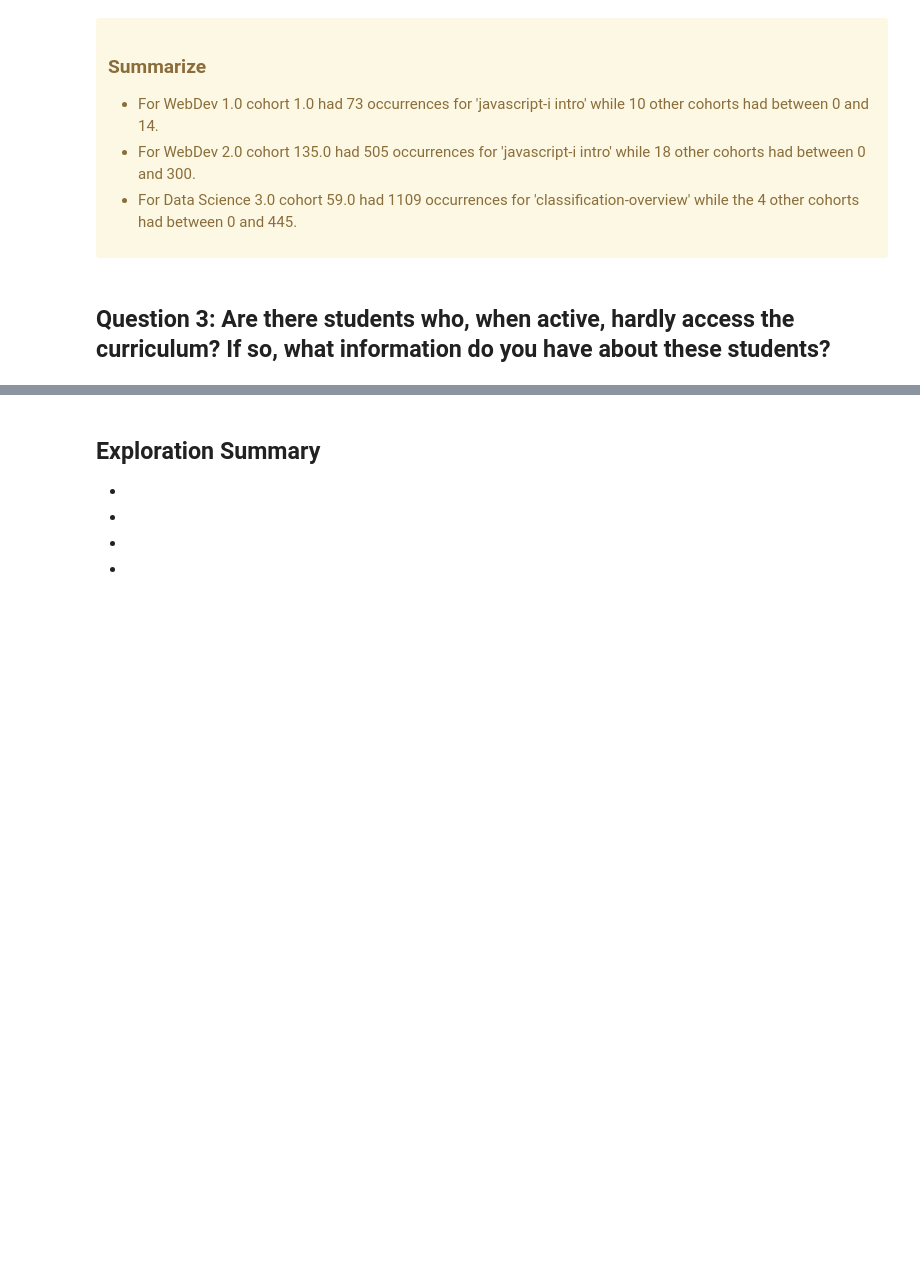
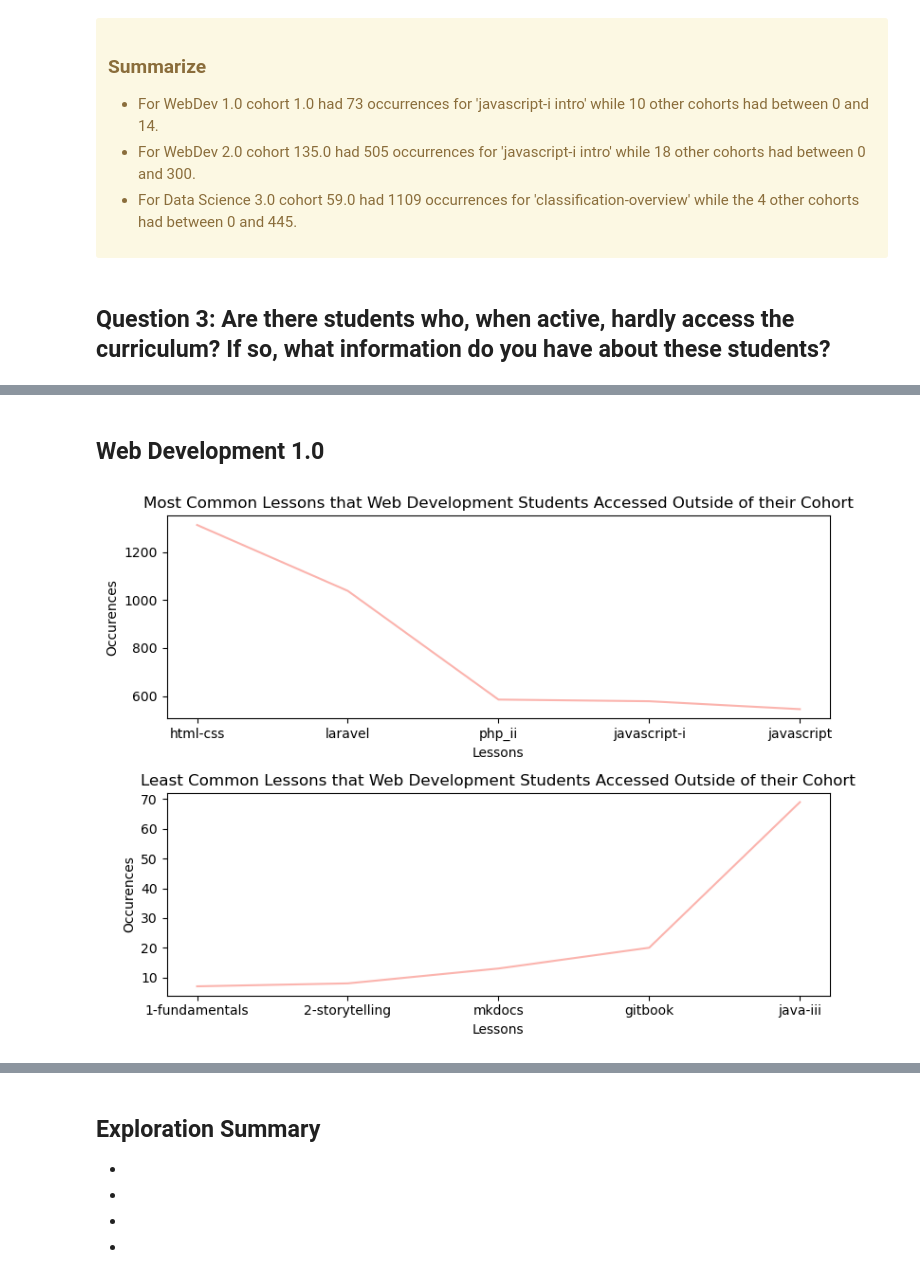
Before and after one commit to Team-Have-it-Your-Way/project5_curriculum, a Jupyter notebook: final.ipynb, the cells around one changed output, grey strips where cells are left out. Saved outputs shown, nothing was run; the diff lists cells and outputs as text; code cells hidden in the pictures; blank space fills up the shorter version.

```diff
--- a/final.ipynb
+++ b/final.ipynb
@@ -470,0 +480,10 @@ e.plot_endpoints_counts(df3, 'classification/overview')
+# %% [markdown]
+## Web Development 1.0
+# %%
+web_dev, web_dev2, ds = e.saoc_df(df)
+# %%
+mc, lc  = e.webdev1_ml(web_dev)
+
+e.webdev_viz(mc, lc)
+# %% [output]
+[figure, added]
```
Also changed, not shown: parts of 14 cells of this notebook, 4 other files.
